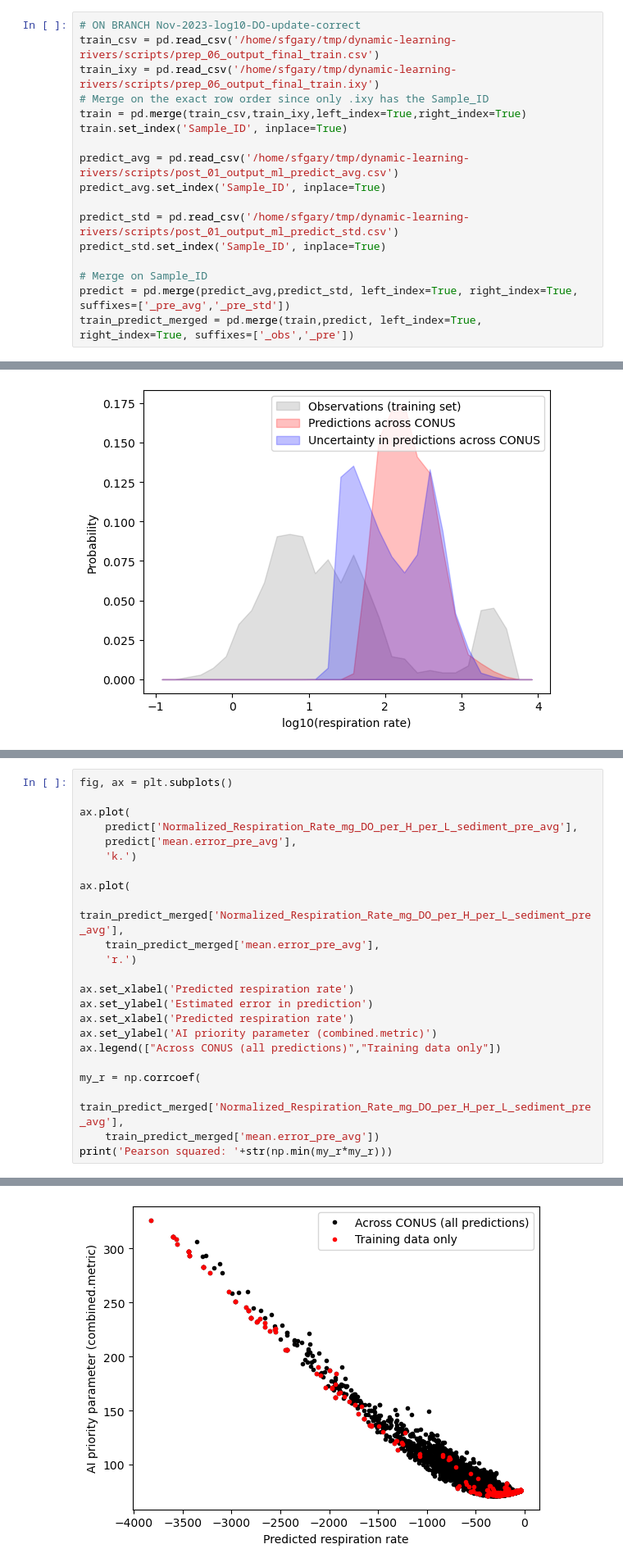
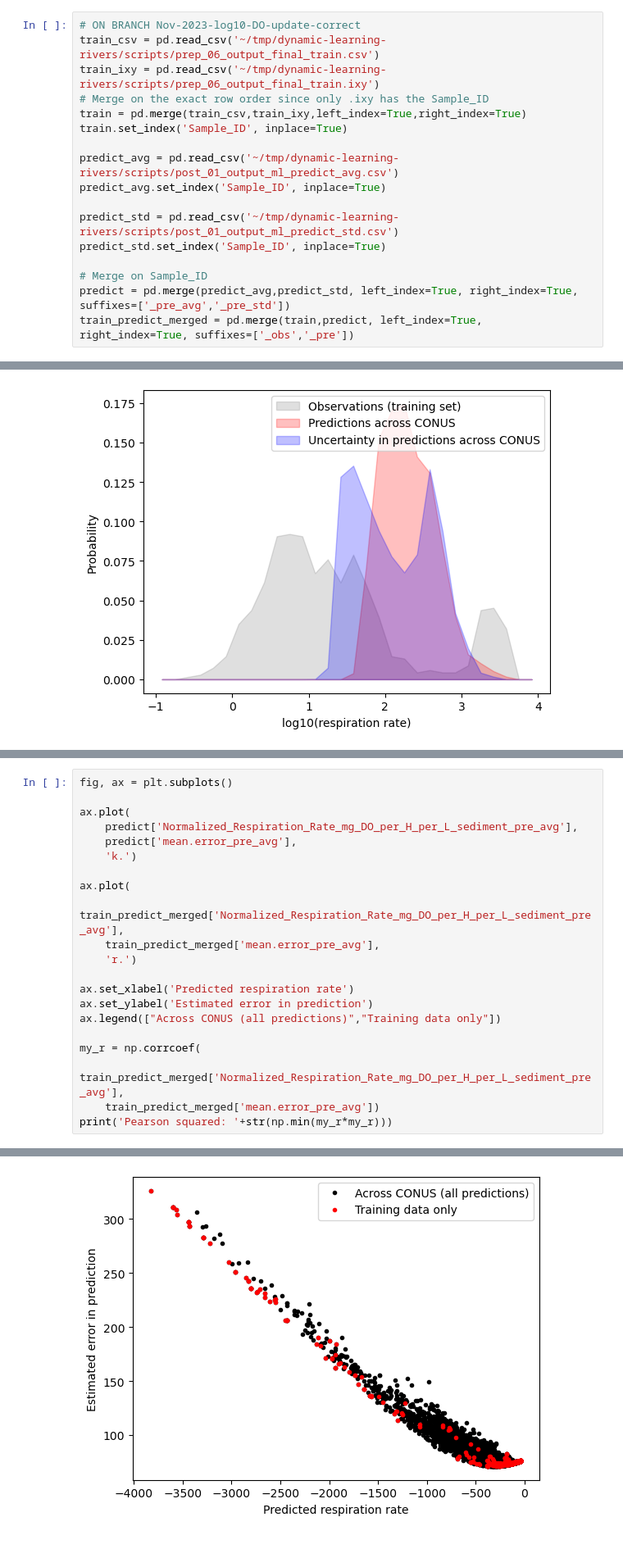
Before and after one commit to WHONDRS-Hub/ICON-ModEx_Open_Manuscript, a Jupyter notebook: fig-resp-rate-hist/explore_ai_metrics.ipynb, the cells around one changed output, grey strips where cells are left out. Shown at 82% size. Drawn from its saved outputs; the diff is of its cells as text.

Commit message:
Correct typos in figure axis labels

```diff
--- a/fig-resp-rate-hist/explore_ai_metrics.ipynb
+++ b/fig-resp-rate-hist/explore_ai_metrics.ipynb
@@ -6,16 +6,16 @@ from sklearn.metrics import r2_score
 from sklearn.metrics import explained_variance_score
 # %%
 # ON BRANCH Nov-2023-log10-DO-update-correct
-train_csv = pd.read_csv('/home/sfgary/tmp/dynamic-learning-rivers/scripts/prep_06_output_final_train.csv')
-train_ixy = pd.read_csv('/home/sfgary/tmp/dynamic-learning-rivers/scripts/prep_06_output_final_train.ixy')
+train_csv = pd.read_csv('~/tmp/dynamic-learning-rivers/scripts/prep_06_output_final_train.csv')
+train_ixy = pd.read_csv('~/tmp/dynamic-learning-rivers/scripts/prep_06_output_final_train.ixy')
 # Merge on the exact row order since only .ixy has the Sample_ID
 train = pd.merge(train_csv,train_ixy,left_index=True,right_index=True)
 train.set_index('Sample_ID', inplace=True)
 
-predict_avg = pd.read_csv('/home/sfgary/tmp/dynamic-learning-rivers/scripts/post_01_output_ml_predict_avg.csv')
+predict_avg = pd.read_csv('~/tmp/dynamic-learning-rivers/scripts/post_01_output_ml_predict_avg.csv')
 predict_avg.set_index('Sample_ID', inplace=True)
 
-predict_std = pd.read_csv('/home/sfgary/tmp/dynamic-learning-rivers/scripts/post_01_output_ml_predict_std.csv')
+predict_std = pd.read_csv('~/tmp/dynamic-learning-rivers/scripts/post_01_output_ml_predict_std.csv')
 predict_std.set_index('Sample_ID', inplace=True)
 
 # Merge on Sample_ID
@@ -160,8 +160,6 @@ ax.plot(
 
 ax.set_xlabel('Predicted respiration rate')
 ax.set_ylabel('Estimated error in prediction')
-ax.set_xlabel('Predicted respiration rate')
-ax.set_ylabel('AI priority parameter (combined.metric)')
 ax.legend(["Across CONUS (all predictions)","Training data only"])
 
 my_r = np.corrcoef(
@@ -173,4 +171,4 @@ Pearson squared: 0.9629354001848203
-[figure, old version]
+[figure, new version]
 # %%
 fig, ax = plt.subplots()
 
```
Also changed, not shown: parts of 2 cells of this notebook.
